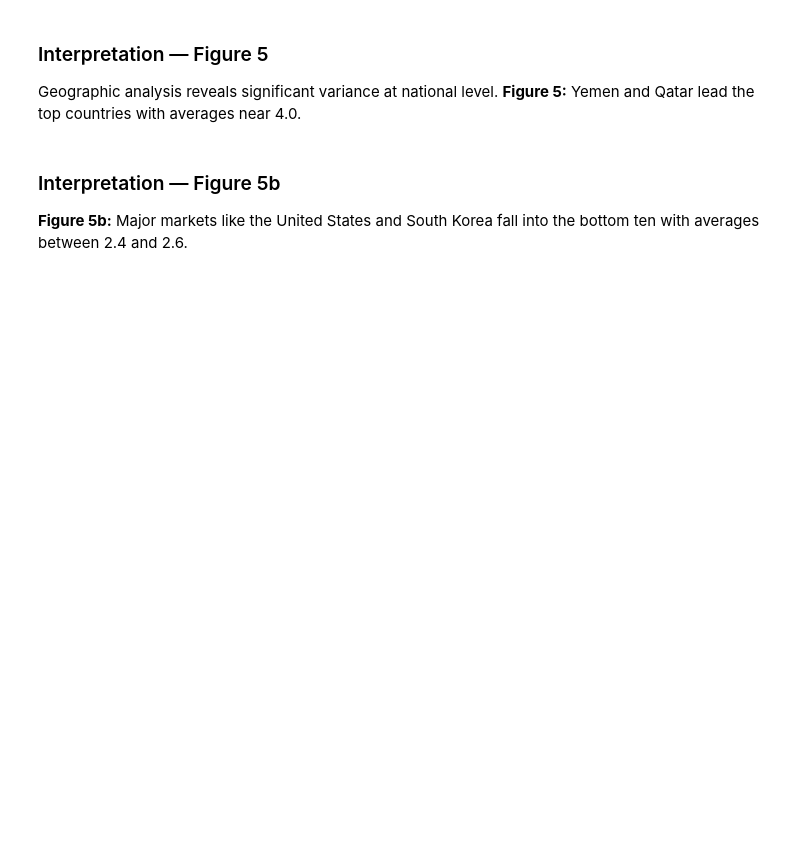
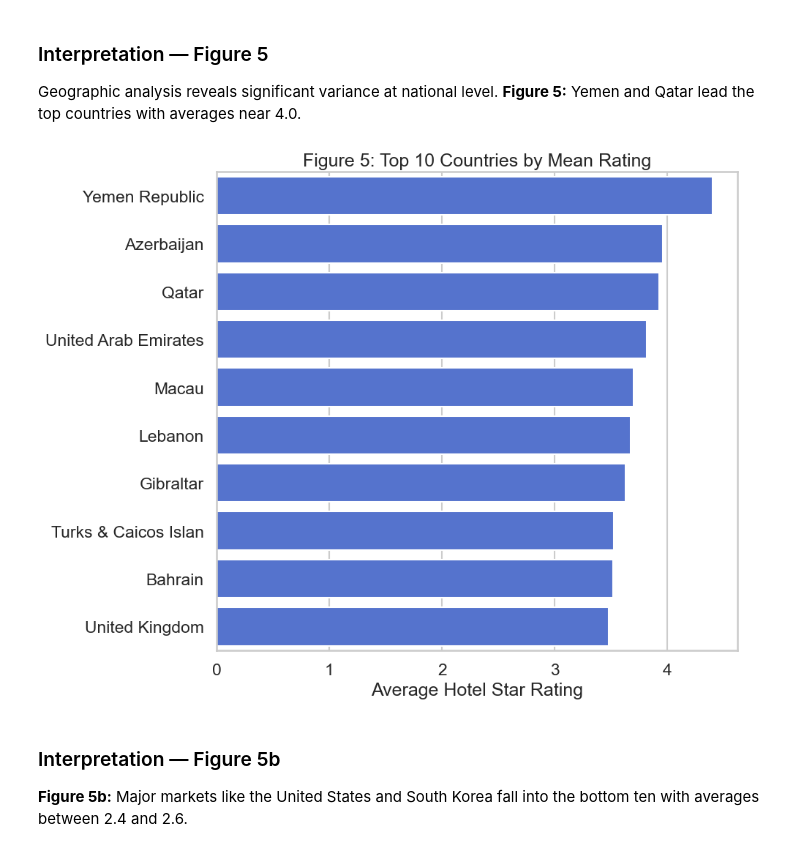
Before and after one commit to daniahsn/hotel-data-analysis, a Jupyter notebook: notebooks/annotated_notebook_local.ipynb, the cells around one changed output. Cells and saved outputs as stored; diff of their text form; code cells hidden in the pictures; blank space fills up the shorter version.

```diff
--- a/notebooks/annotated_notebook_local.ipynb
+++ b/notebooks/annotated_notebook_local.ipynb
@@ -562,12 +606,14 @@ Geographic analysis reveals significant variance at national level. **Figure 5:*
 # %%
 # Figure 5: Top 10 Countries (Horizontal)
 plt.figure(figsize=(10, 8))
-sns.barplot(y=top_10_countries.index, x=top_10_countries.values, color='seagreen', orient='h')
+sns.barplot(y=top_10_countries.index, x=top_10_countries.values, color='royalblue', orient='h')
 plt.title('Figure 5: Top 10 Countries by Mean Rating')
 plt.xlabel('Average Hotel Star Rating')
 plt.ylabel('')
 plt.tight_layout()
 plt.show()
+# %% [output]
+[figure, added]
 # %% [markdown]
 ### Interpretation — Figure 5b
 
```
Also changed, not shown: parts of 15 cells of this notebook.
